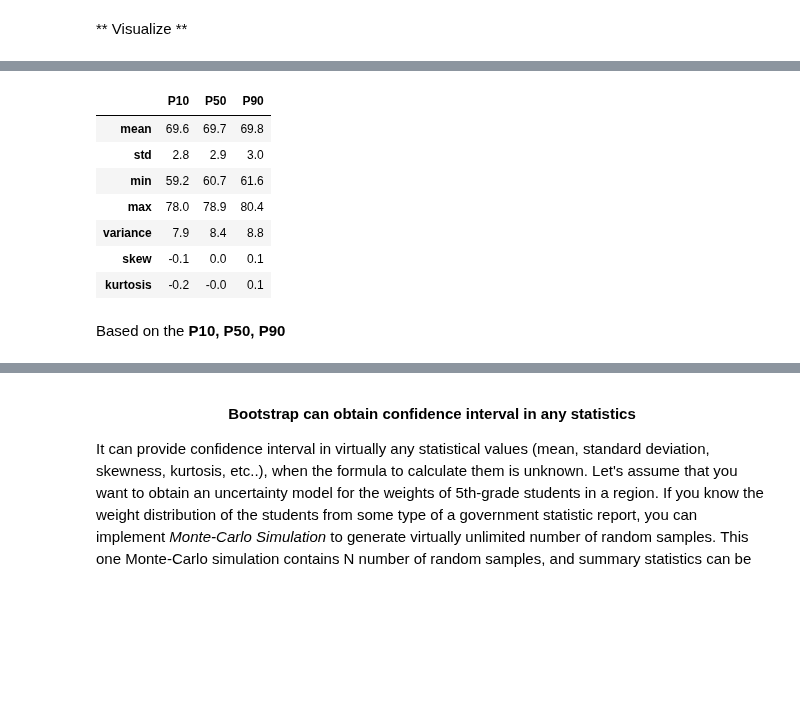
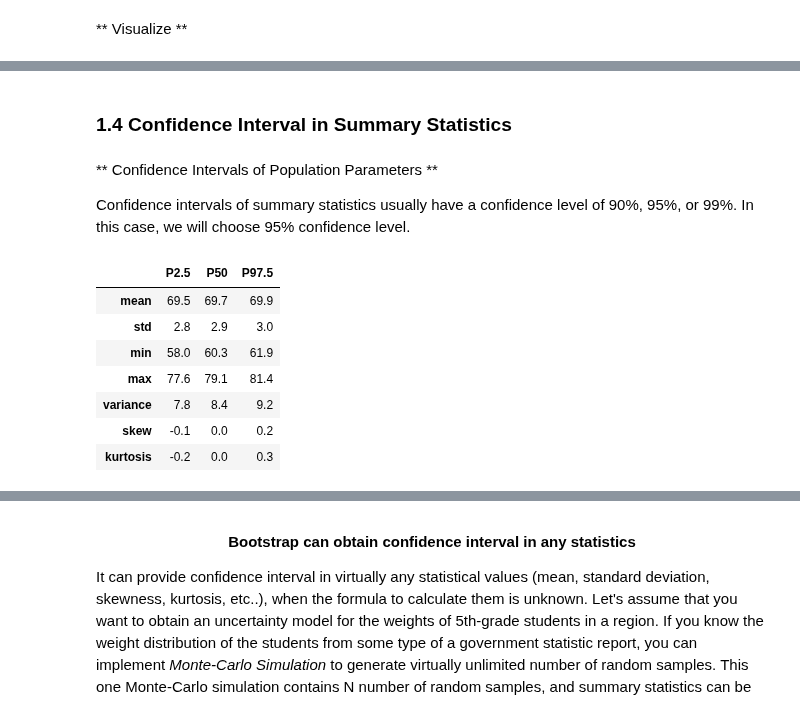
Before and after one commit to aegis4048/Petroleum_Engineering, a Jupyter notebook: Data Analysis/Uncertainty Modeling with Bootstrap Simulation.ipynb, the cells around one changed output, grey strips where cells are left out. Cells and saved outputs as stored; diff of their text form; code cells hidden in the pictures; blank space fills up the shorter version.

```diff
--- a/Data Analysis/Uncertainty Modeling with Bootstrap Simulation.ipynb
+++ b/Data Analysis/Uncertainty Modeling with Bootstrap Simulation.ipynb
@@ -136,8 +174,0 @@ After the Bootstrap simulation, we now have 100 Bootstrap-population pools (real
-# %%
-df_male.index.name = ''
-df_male_summary = df_male.T.describe().T[['mean', 'std', 'min', 'max']]
-df_male_summary['variance'] = df_male.T.var()
-df_male_summary['skew'] = df_male.T.skew()
-df_male_summary['kurtosis'] = df_male.T.kurtosis()
-
-df_male_summary.round(1).T.iloc[:, [0, 1, 2, 3, 96, 97, 98, 99]]
@@ -176,15 +209,19 @@ ax3.set_ylim([-3, 3]);
+# %% [markdown]
+### 1.4 Confidence Interval in Summary Statistics
+# %% [markdown]
+** Confidence Intervals of Population Parameters **
+
+Confidence intervals of summary statistics usually have a confidence level of 90%, 95%, or 99%. In this case, we will choose 95% confidence level.
 # %%
-conf_int = df_male_summary.describe(percentiles=[0.1, 0.5, 0.9]).iloc[4:7, :].T
-conf_int.columns = ['P10', 'P50', 'P90']
+conf_int = df_male_summary.describe(percentiles=[0.025, 0.5, 0.975]).iloc[4:7, :].T
+conf_int.columns = ['P2.5', 'P50', 'P97.5']
 conf_int.round(1)
 # %% [output]
-|  | P10 | P50 | P90 |
-| mean | 69.6 | 69.7 | 69.8 |
+|  | P2.5 | P50 | P97.5 |
+| mean | 69.5 | 69.7 | 69.9 |
 | std | 2.8 | 2.9 | 3.0 |
-| min | 59.2 | 60.7 | 61.6 |
-| max | 78.0 | 78.9 | 80.4 |
-| variance | 7.9 | 8.4 | 8.8 |
-| skew | -0.1 | 0.0 | 0.1 |
-| kurtosis | -0.2 | -0.0 | 0.1 |
+| min | 58.0 | 60.3 | 61.9 |
+| max | 77.6 | 79.1 | 81.4 |
+| variance | 7.8 | 8.4 | 9.2 |
+| skew | -0.1 | 0.0 | 0.2 |
+| kurtosis | -0.2 | 0.0 | 0.3 |
-# %% [markdown]
-Based on the **P10, P50, P90**
```
Also changed, not shown: parts of 43 cells of this notebook, 2 other files.
